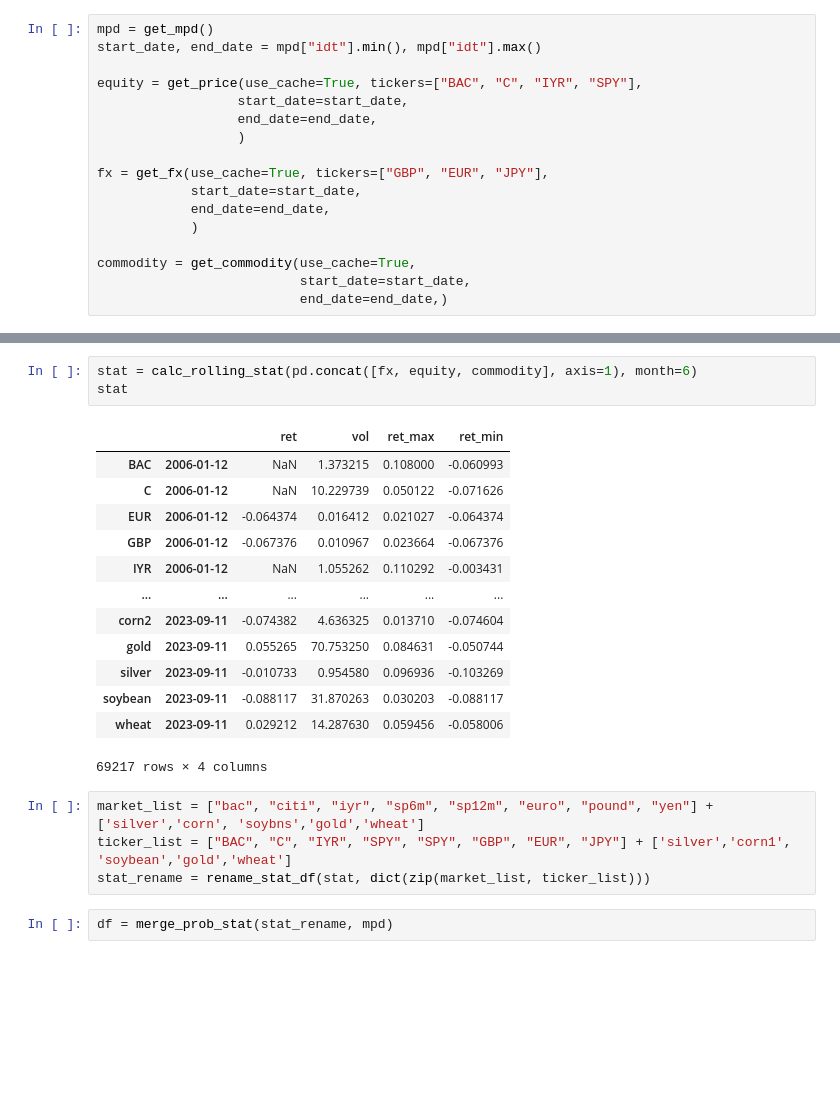
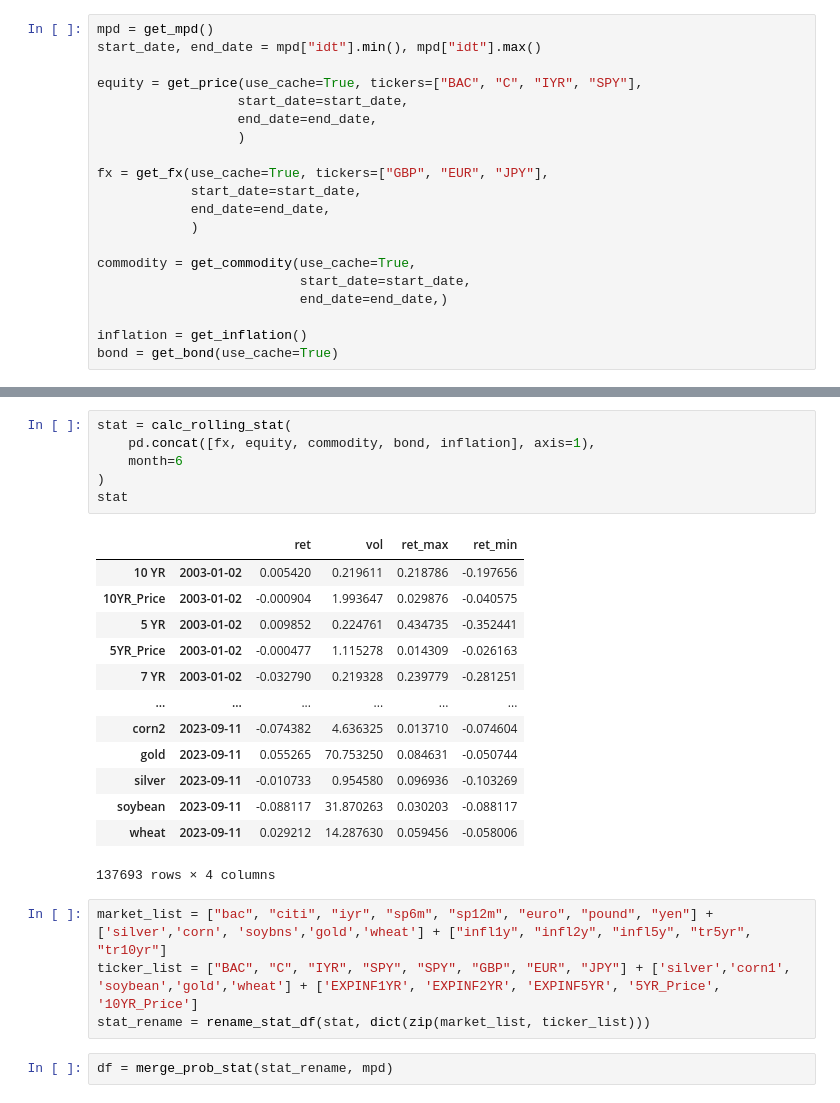
Before and after one commit to claircocoanut/iaqf-default, a Jupyter notebook: data_analysis/mark_data_test.ipynb, the cells around one changed output, grey strips where cells are left out. Saved outputs shown, nothing was run; the diff lists cells and outputs as text; blank space fills up the shorter version.

```diff
--- a/data_analysis/mark_data_test.ipynb
+++ b/data_analysis/mark_data_test.ipynb
@@ -33,3 +33,6 @@ fx = get_fx(use_cache=True, tickers=["GBP", "EUR", "JPY"],
 commodity = get_commodity(use_cache=True,
                           start_date=start_date,
                           end_date=end_date,)
+
+inflation = get_inflation()
+bond = get_bond(use_cache=True)
@@ -36,23 +46,26 @@ commodity = get_commodity(use_cache=True,
 # %%
-stat = calc_rolling_stat(pd.concat([fx, equity, commodity], axis=1), month=6)
+stat = calc_rolling_stat(
+    pd.concat([fx, equity, commodity, bond, inflation], axis=1),
+    month=6
+)
 stat
 # %% [output]
 |  |  | ret | vol | ret_max | ret_min |
-| BAC | 2006-01-12 | NaN | 1.373215 | 0.108000 | -0.060993 |
-| C | 2006-01-12 | NaN | 10.229739 | 0.050122 | -0.071626 |
-| EUR | 2006-01-12 | -0.064374 | 0.016412 | 0.021027 | -0.064374 |
-| GBP | 2006-01-12 | -0.067376 | 0.010967 | 0.023664 | -0.067376 |
-| IYR | 2006-01-12 | NaN | 1.055262 | 0.110292 | -0.003431 |
+| 10 YR | 2003-01-02 | 0.005420 | 0.219611 | 0.218786 | -0.197656 |
+| 10YR_Price | 2003-01-02 | -0.000904 | 1.993647 | 0.029876 | -0.040575 |
+| 5 YR | 2003-01-02 | 0.009852 | 0.224761 | 0.434735 | -0.352441 |
+| 5YR_Price | 2003-01-02 | -0.000477 | 1.115278 | 0.014309 | -0.026163 |
+| 7 YR | 2003-01-02 | -0.032790 | 0.219328 | 0.239779 | -0.281251 |
 | ... | ... | ... | ... | ... | ... |
 | corn2 | 2023-09-11 | -0.074382 | 4.636325 | 0.013710 | -0.074604 |
 | gold | 2023-09-11 | 0.055265 | 70.753250 | 0.084631 | -0.050744 |
 | silver | 2023-09-11 | -0.010733 | 0.954580 | 0.096936 | -0.103269 |
 | soybean | 2023-09-11 | -0.088117 | 31.870263 | 0.030203 | -0.088117 |
 | wheat | 2023-09-11 | 0.029212 | 14.287630 | 0.059456 | -0.058006 |
-69217 rows × 4 columns
+137693 rows × 4 columns
 # %%
-market_list = ["bac", "citi", "iyr", "sp6m", "sp12m", "euro", "pound", "yen"] + ['silver','corn', 'soybns','gold','wheat']
-ticker_list = ["BAC", "C", "IYR", "SPY", "SPY", "GBP", "EUR", "JPY"] + ['silver','corn1', 'soybean','gold','wheat']
+market_list = ["bac", "citi", "iyr", "sp6m", "sp12m", "euro", "pound", "yen"] + ['silver','corn', 'soybns','gold','wheat'] + ["infl1y", "infl2y", "infl5y", "tr5yr", "tr10yr"]
+ticker_list = ["BAC", "C", "IYR", "SPY", "SPY", "GBP", "EUR", "JPY"] + ['silver','corn1', 'soybean','gold','wheat'] + ['EXPINF1YR', 'EXPINF2YR', 'EXPINF5YR', '5YR_Price', '10YR_Price']
 stat_rename = rename_stat_df(stat, dict(zip(market_list, ticker_list)))
 # %%
 df = merge_prob_stat(stat_rename, mpd)
```
Also changed, not shown: parts of 3 cells of this notebook, 5 other files.
